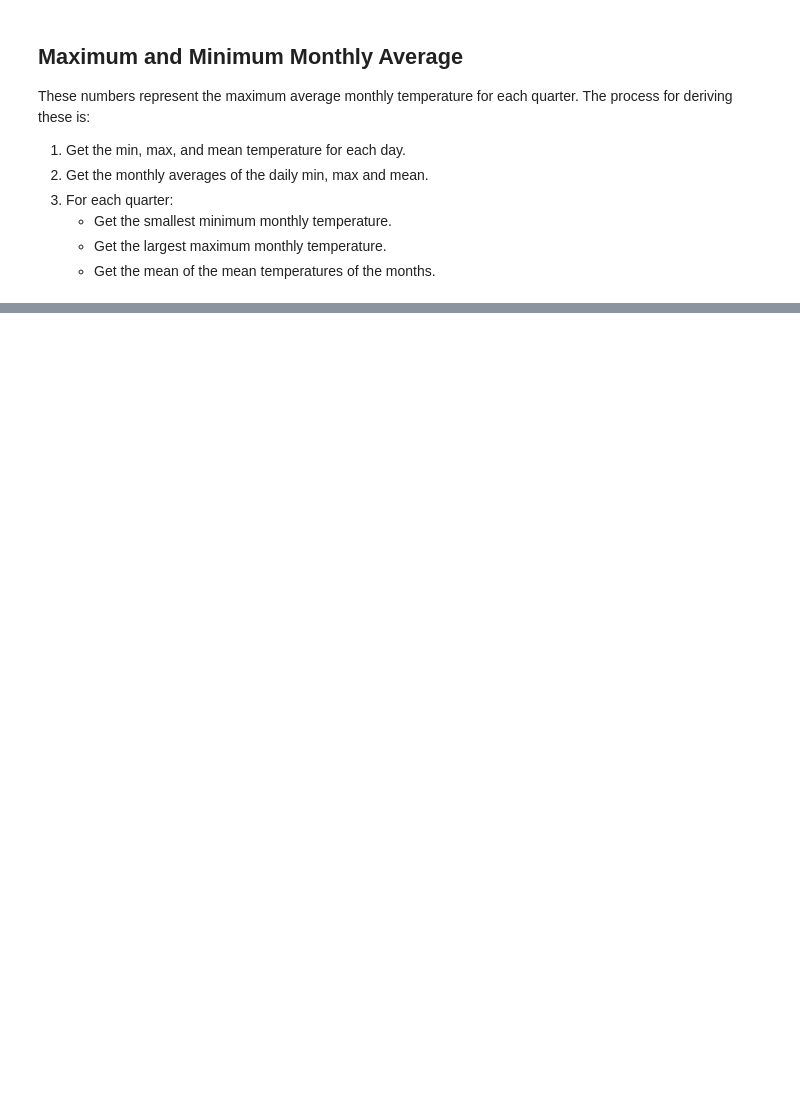
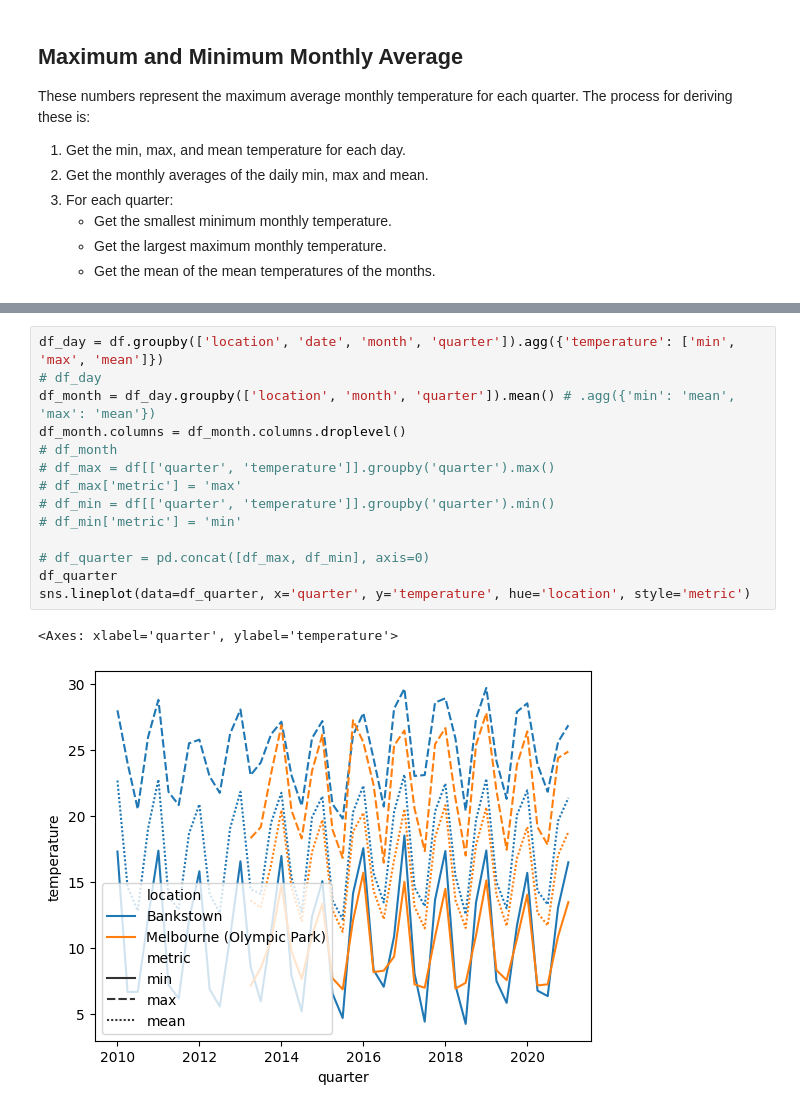
Before and after one commit to z5113296/ZZSC9020-Group-M, a Jupyter notebook: data_discovery/Temperature.ipynb, the cells around one changed output, grey strips where cells are left out. Saved outputs shown, nothing was run; the diff lists cells and outputs as text; blank space fills up the shorter version.

```diff
--- a/data_discovery/Temperature.ipynb
+++ b/data_discovery/Temperature.ipynb
@@ -95,0 +114,17 @@ sns.lineplot(data=df_quarter, x='quarter', y='temperature', hue='metric')
+# %%
+df_day = df.groupby(['location', 'date', 'month', 'quarter']).agg({'temperature': ['min', 'max', 'mean']})
+# df_day
+df_month = df_day.groupby(['location', 'month', 'quarter']).mean() # .agg({'min': 'mean', 'max': 'mean'})
+df_month.columns = df_month.columns.droplevel()
+# df_month
+# df_max = df[['quarter', 'temperature']].groupby('quarter').max()
+# df_max['metric'] = 'max'
+# df_min = df[['quarter', 'temperature']].groupby('quarter').min()
+# df_min['metric'] = 'min'
+
+# df_quarter = pd.concat([df_max, df_min], axis=0)
+df_quarter
+sns.lineplot(data=df_quarter, x='quarter', y='temperature', hue='location', style='metric')
+# %% [output]
+<Axes: xlabel='quarter', ylabel='temperature'>
+[figure, added]
```
Also changed, not shown: parts of 8 cells of this notebook, 1 other file.
